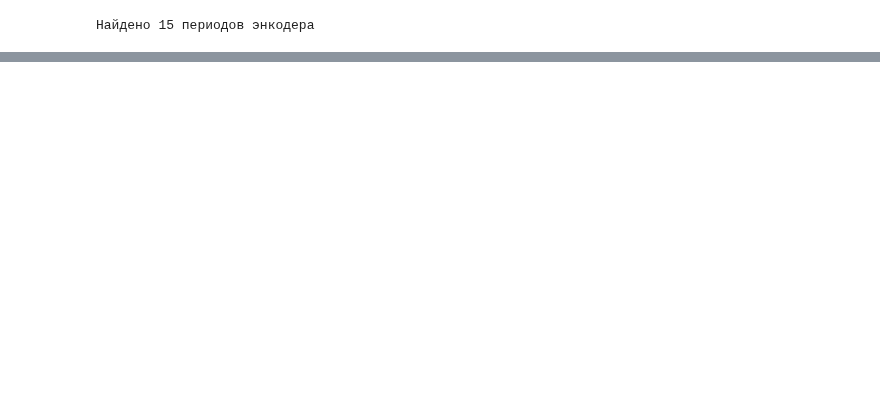
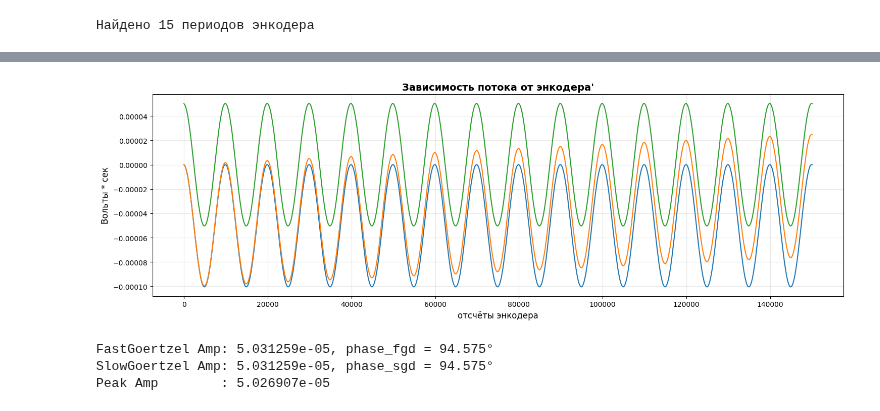
Before and after one commit to BuslaySt/Helmholz-Polymagnit, a Jupyter notebook: code/HarmData_fast.ipynb, the cells around one changed output, grey strips where cells are left out. Cells and saved outputs as stored; diff of their text form; code cells hidden in the pictures; blank space fills up the shorter version.

```diff
--- a/code/HarmData_fast.ipynb
+++ b/code/HarmData_fast.ipynb
@@ -174,11 +167,11 @@ df_trimmed['period'] = (df_trimmed['encoder'] != df_trimmed['encoder'].shift()).
 df_res = df_trimmed.groupby('period').agg({'data': 'sum', 'encoder': 'first'}).reset_index(drop=True)
 
 # 3. Интеграл (кумулятивная сумма)
-# df_res['integral'] = -1.0*df_res.data.cumsum()
+df_res['integral'] = -1.0*df_res.data.cumsum()
 
-from scipy import integrate
-dt = 1
-df_res['integral'] = -1.0 * integrate.cumulative_trapezoid(df_res['data'], dx=dt, initial=0)
+# from scipy import integrate
+# dt = 1
+# df_res['integral'] = -1.0 * integrate.cumulative_trapezoid(df_res['data'], dx=dt, initial=0)
 
 # 4. Пересчет в Вольты*метры*секунды
 #  2.5/32767 - коэф. для перевода в Вольты, 1/96937 в сек (timebase), 1/1144.8 в м (пост катушки), минус из формулы интегрирования
@@ -213,9 +182,12 @@ df_res
 # %%
+# FastGoertzel
+
 import fastgoertzel as fg
 
-norm_freq = 1 / 10000
-f_amp, f_phase = fg.goertzel(df_res.volts.values, norm_freq)
-# сдвиг рассчитанной фазы на +π/2 и перевод в градусы
-f_phase_deg = (f_phase+np.pi/2)*180/np.pi
-print(f'Fast Goertzel Amp: {f_amp:.5e}, {f_phase_deg = :.3f}°')
+amp_fg, phase_fg = fg.goertzel(df_res.volts.values, 1/10000)
+phase_fgd = (phase_fg+np.pi/2)*180/np.pi
+
+df_res['goertzel'] = amp_fg * np.cos(2*np.pi * 1/10000 * df_res.index.values + phase_fg)
+
+print(f'FastGoertzel Amp: {amp_fg:.6e}, {phase_fgd = :.3f}°')
 # %% [output]
@@ -272,3 +304,31 @@ plt.show()
+# %%
+%matplotlib inline
+# Создаем график с настройками
+plt.figure(figsize=(15, 5))
+# Добавляем заголовок и подписи осей
+plt.title("Зависимость потока от энкодера'", fontsize=14, fontweight='bold')
+plt.xlabel("отсчёты энкодера", fontsize=12)
+plt.ylabel("Вольты * сек", fontsize=12)
+
+plt.grid(True, alpha=0.3) # Улучшаем сетку
+
+plt.plot(df_res.detrended)
+plt.plot(df_res.volts)
+plt.plot(df_res.goertzel)
+
+# Показываем график
+plt.tight_layout()
+plt.show()
+# %% [output]
+[figure, added]
+# %%
+print(f'FastGoertzel Amp: {amp_fg:.6e}, {phase_fgd = :.3f}°')
+print(f'SlowGoertzel Amp: {amp_sg:.6e}, {phase_sgd = :.3f}°')
+print(f'Peak Amp        : {amp_peak:.6e}')
+# %% [output]
+FastGoertzel Amp: 5.031259e-05, phase_fgd = 94.575°
+SlowGoertzel Amp: 5.031259e-05, phase_sgd = 94.575°
+Peak Amp        : 5.026907e-05
 # %%
 # Если частота основной гармоники известна (например, f0)
 # Предположим, что f0 — это нормированная частота (например, 1/10000, как в вашем примере с goertzel), или вы знаете fs и f0.
```
Also changed, not shown: parts of 22 cells of this notebook.
